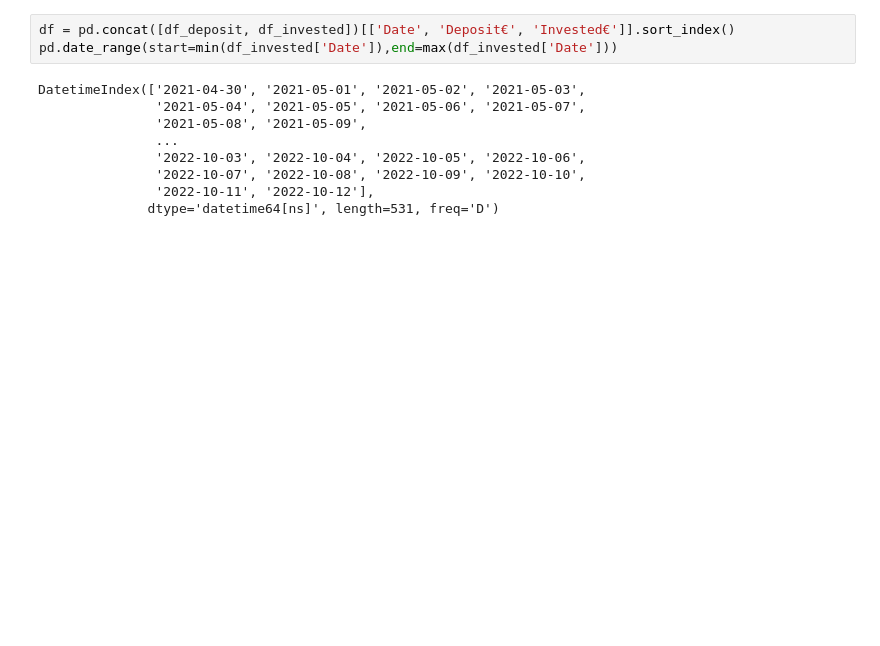
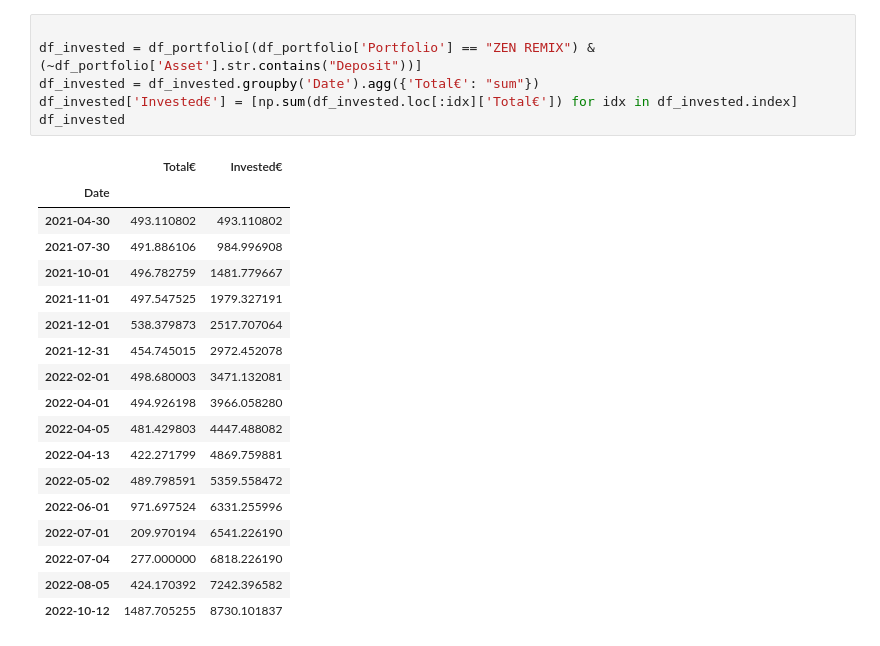
Before and after one commit to vixen-cordier/dashboards, a Jupyter notebook: book.ipynb, the cells around one changed output. Cells and saved outputs as stored; diff of their text form; blank space fills up the shorter version.

```diff
--- a/book.ipynb
+++ b/book.ipynb
@@ -48,12 +59,25 @@ See the caveats in the documentation: https://pandas.pydata.org/pandas-docs/stab
-# %%
-df = pd.concat([df_deposit, df_invested])[['Date', 'Deposit€', 'Invested€']].sort_index()
-pd.date_range(start=min(df_invested['Date']),end=max(df_invested['Date']))
-# %% [output]
-DatetimeIndex(['2021-04-30', '2021-05-01', '2021-05-02', '2021-05-03',
-               '2021-05-04', '2021-05-05', '2021-05-06', '2021-05-07',
-               '2021-05-08', '2021-05-09',
-               ...
-               '2022-10-03', '2022-10-04', '2022-10-05', '2022-10-06',
-               '2022-10-07', '2022-10-08', '2022-10-09', '2022-10-10',
-               '2022-10-11', '2022-10-12'],
-              dtype='datetime64[ns]', length=531, freq='D')
+# %%
+
+df_invested = df_portfolio[(df_portfolio['Portfolio'] == "ZEN REMIX") & (~df_portfolio['Asset'].str.contains("Deposit"))]
+df_invested = df_invested.groupby('Date').agg({'Total€': "sum"})
+df_invested['Invested€'] = [np.sum(df_invested.loc[:idx]['Total€']) for idx in df_invested.index]
+df_invested
+# %% [output]
+|  | Total€ | Invested€ |
+| Date |  |  |
+| 2021-04-30 | 493.110802 | 493.110802 |
+| 2021-07-30 | 491.886106 | 984.996908 |
+| 2021-10-01 | 496.782759 | 1481.779667 |
+| 2021-11-01 | 497.547525 | 1979.327191 |
+| 2021-12-01 | 538.379873 | 2517.707064 |
+| 2021-12-31 | 454.745015 | 2972.452078 |
+| 2022-02-01 | 498.680003 | 3471.132081 |
+| 2022-04-01 | 494.926198 | 3966.058280 |
+| 2022-04-05 | 481.429803 | 4447.488082 |
+| 2022-04-13 | 422.271799 | 4869.759881 |
+| 2022-05-02 | 489.798591 | 5359.558472 |
+| 2022-06-01 | 971.697524 | 6331.255996 |
+| 2022-07-01 | 209.970194 | 6541.226190 |
+| 2022-07-04 | 277.000000 | 6818.226190 |
+| 2022-08-05 | 424.170392 | 7242.396582 |
+| 2022-10-12 | 1487.705255 | 8730.101837 |
```
Also changed, not shown: parts of 8 cells of this notebook.
